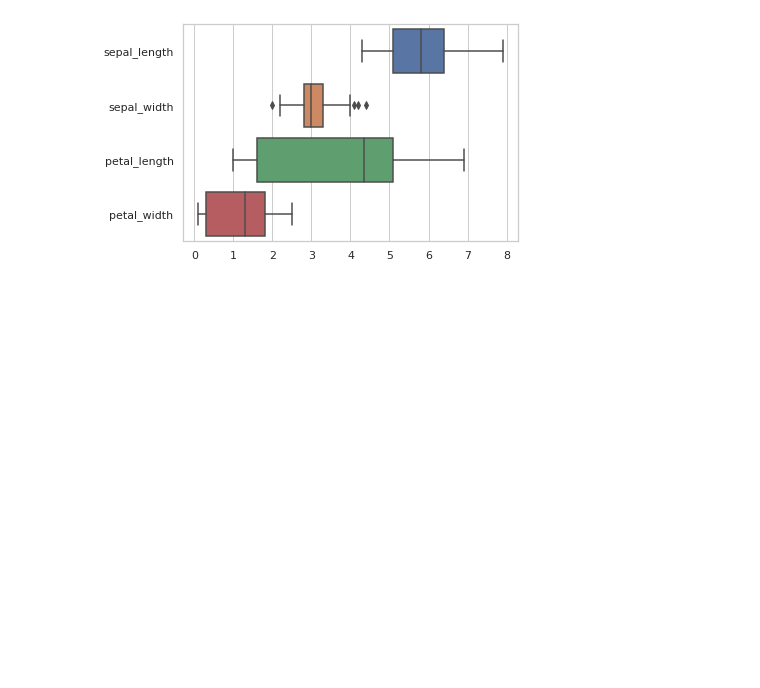
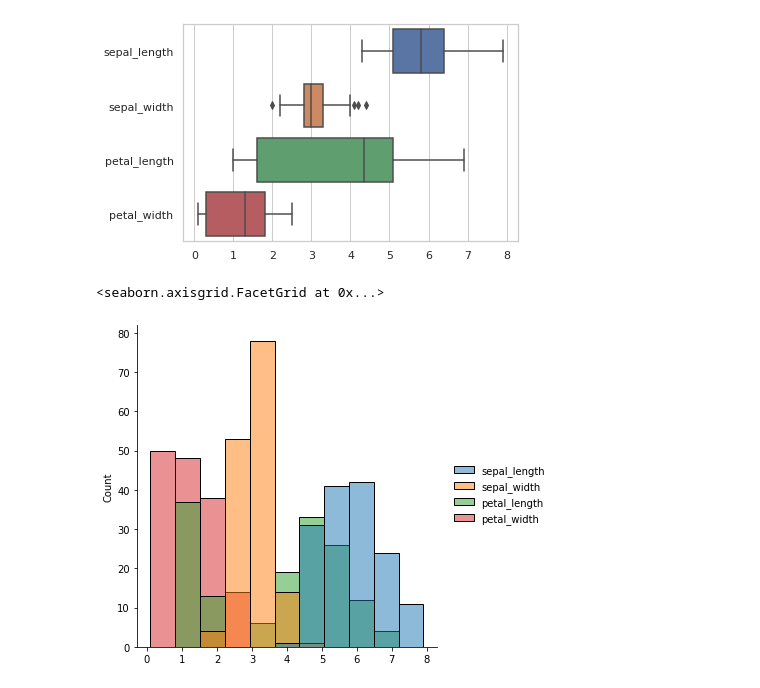
Before and after one commit to geniusrusho/irisdataset098, a Jupyter notebook: Welcome_to_Colaboratory.ipynb, the cells around one changed output. Cells and saved outputs as stored; diff of their text form; code cells hidden in the pictures; blank space fills up the shorter version.

```diff
--- a/Welcome_to_Colaboratory.ipynb
+++ b/Welcome_to_Colaboratory.ipynb
@@ -211,6 +211,8 @@ regression=LogisticRegression()
 import seaborn as sns
 # %%
 iris = sns.load_dataset('iris')
+# %%
+iris = sns.load_dataset('iris')
 # %%
 correlation = iris.corr()
 # %%
@@ -247,0 +252,5 @@ sns.boxplot(data=iris, orient= "h")
+# %%
+sns.displot(iris)
+# %% [output]
+<seaborn.axisgrid.FacetGrid at 0x...>
+[figure, added]
```
Also changed, not shown: parts of 1 cell of this notebook.
